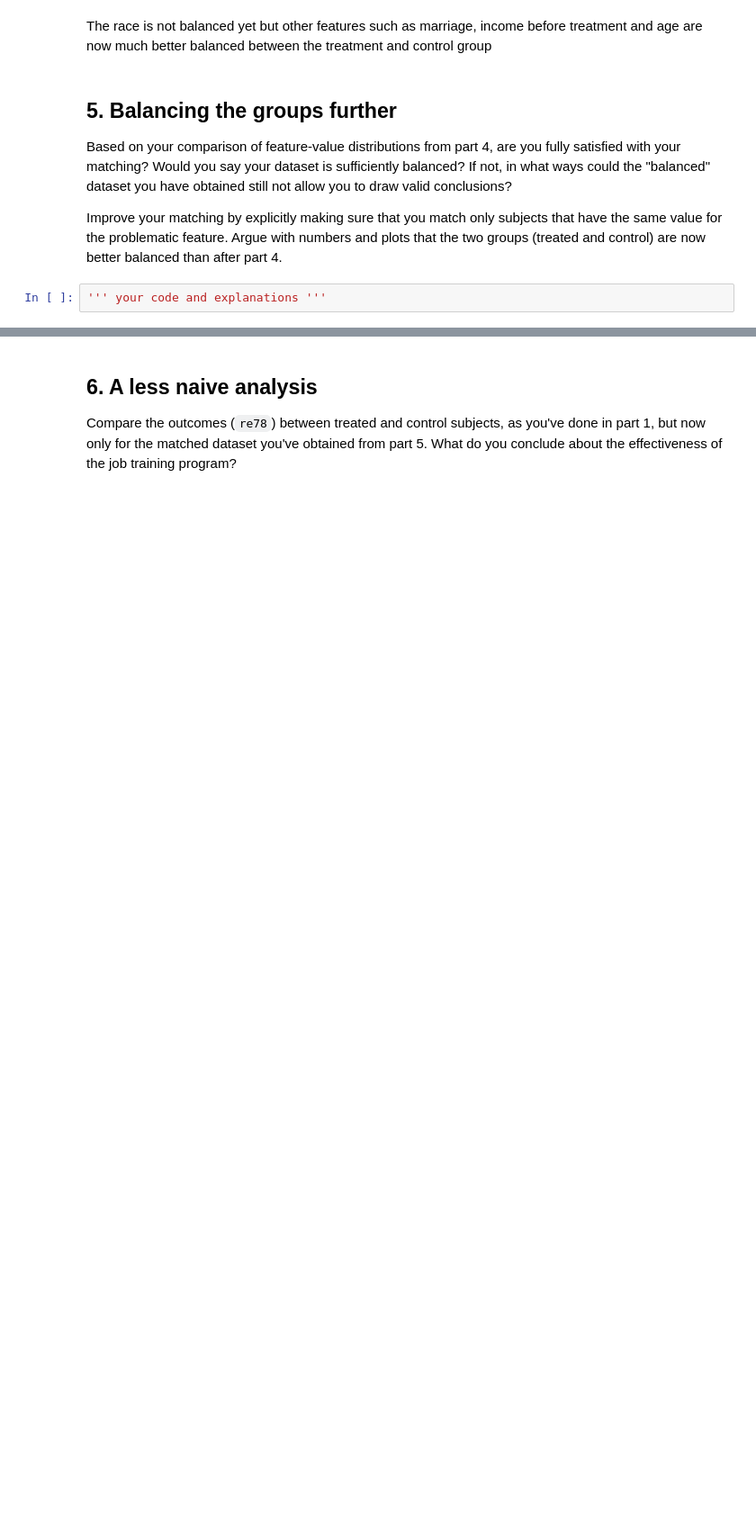
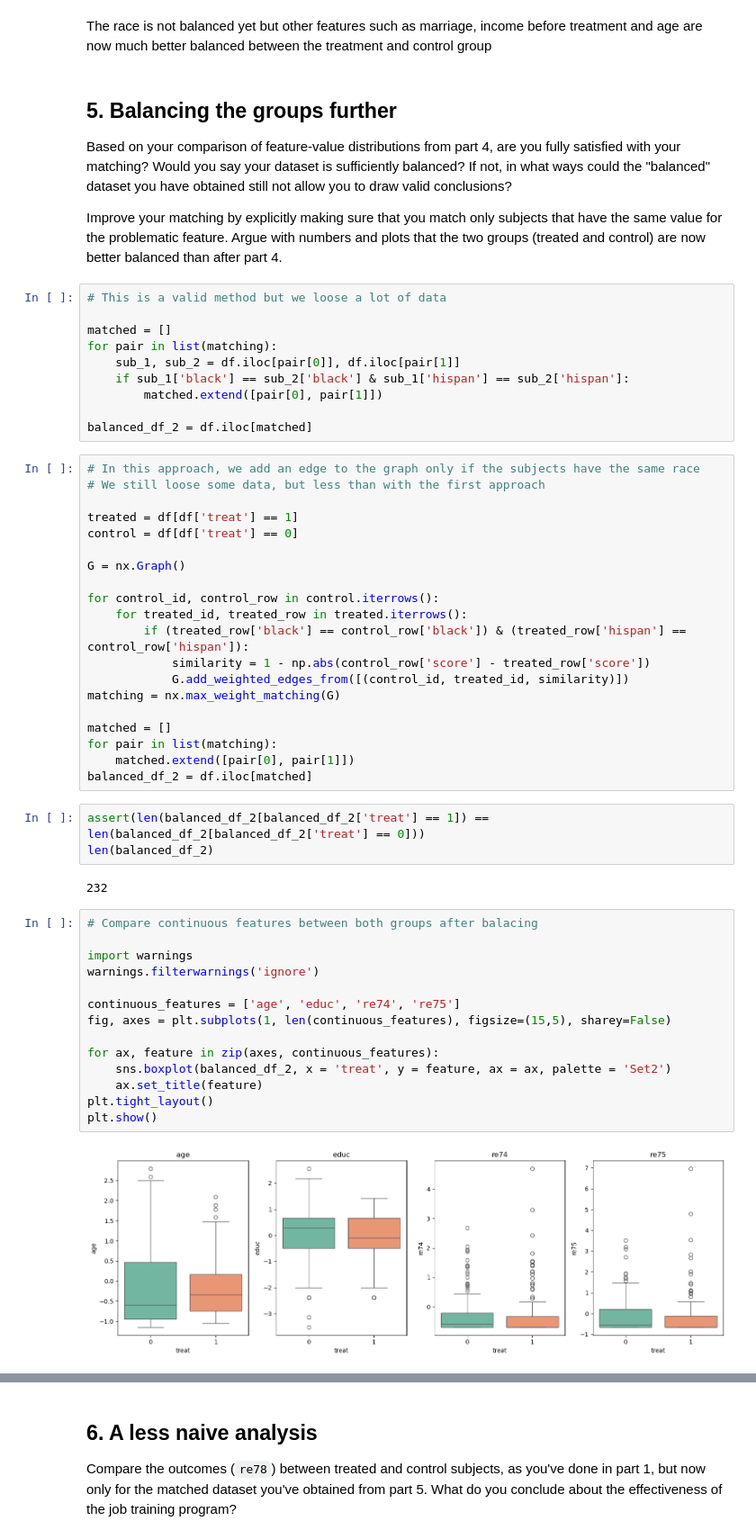
Before and after one commit to dbrantsc-8/Ada_2025, a Jupyter notebook: Exercises/05 - Causal analysis of observational data/Observational studies exercise.ipynb, the cells around one changed output, grey strips where cells are left out. Shown at 90% size. Drawn from its saved outputs; the diff is of its cells as text; blank space fills up the shorter version.

```diff
--- a/Exercises/05 - Causal analysis of observational data/Observational studies exercise.ipynb
+++ b/Exercises/05 - Causal analysis of observational data/Observational studies exercise.ipynb
@@ -264,5 +264,54 @@ If not, in what ways could the "balanced" dataset you have obtained still not al
 
 Improve your matching by explicitly making sure that you match only subjects that have the same value for the problematic feature.
 Argue with numbers and plots that the two groups (treated and control) are now better balanced than after part 4.
-# %%
-''' your code and explanations '''
+# %%
+# This is a valid method but we loose a lot of data
+
+matched = []
+for pair in list(matching):
+    sub_1, sub_2 = df.iloc[pair[0]], df.iloc[pair[1]]
+    if sub_1['black'] == sub_2['black'] & sub_1['hispan'] == sub_2['hispan']:
+        matched.extend([pair[0], pair[1]])
+
+balanced_df_2 = df.iloc[matched]
+# %%
+# In this approach, we add an edge to the graph only if the subjects have the same race
+# We still loose some data, but less than with the first approach
+
+treated = df[df['treat'] == 1]
+control = df[df['treat'] == 0]
+
+G = nx.Graph()
+
+for control_id, control_row in control.iterrows():
+    for treated_id, treated_row in treated.iterrows():
+        if (treated_row['black'] == control_row['black']) & (treated_row['hispan'] == control_row['hispan']):
+            similarity = 1 - np.abs(control_row['score'] - treated_row['score'])
+            G.add_weighted_edges_from([(control_id, treated_id, similarity)])
+matching = nx.max_weight_matching(G)
+
+matched = []
+for pair in list(matching):
+    matched.extend([pair[0], pair[1]])
+balanced_df_2 = df.iloc[matched]
+# %%
+assert(len(balanced_df_2[balanced_df_2['treat'] == 1]) == len(balanced_df_2[balanced_df_2['treat'] == 0]))
+len(balanced_df_2)
+# %% [output]
+232
+# %%
+# Compare continuous features between both groups after balacing
+
+import warnings
+warnings.filterwarnings('ignore')
+
+continuous_features = ['age', 'educ', 're74', 're75']
+fig, axes = plt.subplots(1, len(continuous_features), figsize=(15,5), sharey=False)
+
+for ax, feature in zip(axes, continuous_features):
+    sns.boxplot(balanced_df_2, x = 'treat', y = feature, ax = ax, palette = 'Set2')
+    ax.set_title(feature)
+plt.tight_layout()
+plt.show()
+# %% [output]
+[figure, added]
```
Also changed, not shown: parts of 10 cells of this notebook.
